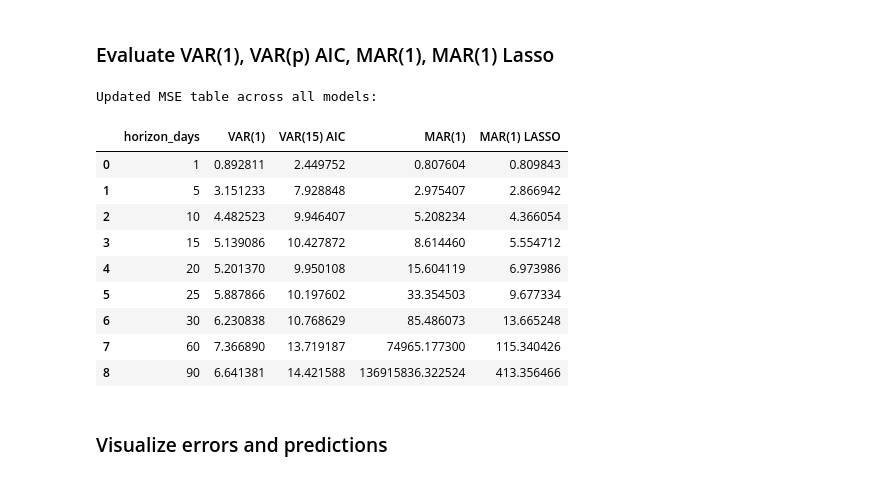
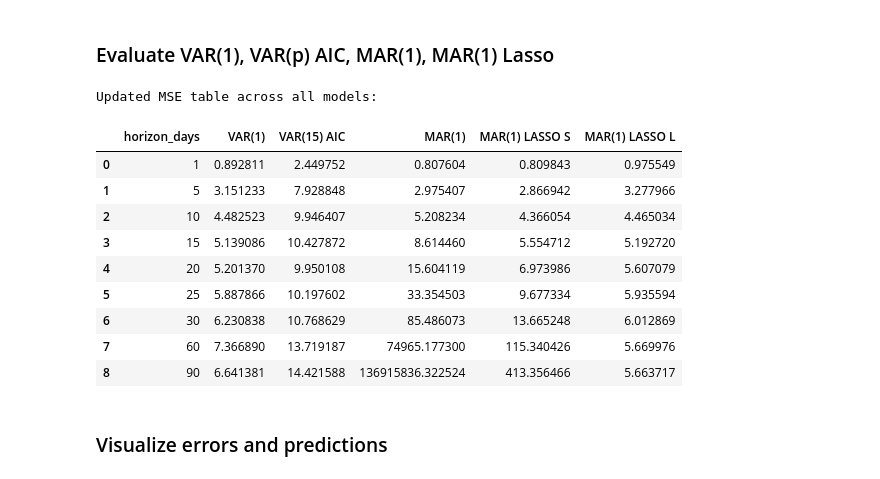
Before and after one commit to victornguyen1003/regularized-MAR-and-LSTM-in-forecasting-IVS, a Jupyter notebook: main.ipynb, the cells around one changed output. Drawn from its saved outputs; the diff is of its cells as text; code cells hidden in the pictures.

```diff
--- a/main.ipynb
+++ b/main.ipynb
@@ -464,24 +474,29 @@ optimal_p = varp_aic_res.k_ar
 mse_var1_results = {}
 mse_varp_results = {}
 mse_mar_ils_results = {}
-mse_mar_lasso_results = {}
+mse_mar_lasso_1_results = {} # For Model 1
+mse_mar_lasso_2_results = {} # For Model 2
 
 # List to collect prediction data for plotting
 plot_rows = []
 
 for h in horizons:
-    # Precompute MAR(1) matrix powers for the h-step forecast: A^h and B^h
+    # Precompute MAR(1) matrix powers for the h-step forecast
     A_ils_h = np.linalg.matrix_power(A_ils, h)
     B_ils_h = np.linalg.matrix_power(B_ils, h)
 
-    A_lasso_h = np.linalg.matrix_power(A_lasso, h)
-    B_lasso_h = np.linalg.matrix_power(B_lasso, h)
+    A_lasso_1_h = np.linalg.matrix_power(A_lasso_1, h)
+    B_lasso_1_h = np.linalg.matrix_power(B_lasso_1, h)
+
+    A_lasso_2_h = np.linalg.matrix_power(A_lasso_2, h)
+    B_lasso_2_h = np.linalg.matrix_power(B_lasso_2, h)
 
     # Lists to store errors for this horizon
     sq_err_var1 = []
     sq_err_varp = []
     sq_err_ils = []
-    sq_err_lasso = []
+    sq_err_lasso_1 = []
+    sq_err_lasso_2 = []
 
     end_i = n_obs - h + 1
 
@@ -505,58 +520,66 @@ for h in horizons:
         X_origin = X_seq_all[i - 1]
         X_pred_ils = A_ils_h @ X_origin @ B_ils_h.T
 
-        # 5. MAR-LASSO Forecast (utilizing mean-centering adjustment)
+        # 5. MAR-LASSO Forecasts (utilizing mean-centering adjustment)
         X_origin_mc = X_origin - X_mean
-        X_pred_lasso_mc = A_lasso_h @ X_origin_mc @ B_lasso_h.T
-        X_pred_lasso = X_pred_lasso_mc + X_mean
+
+        X_pred_lasso_1_mc = A_lasso_1_h @ X_origin_mc @ B_lasso_1_h.T
+        X_pred_lasso_1 = X_pred_lasso_1_mc + X_mean
+
+        X_pred_lasso_2_mc = A_lasso_2_h @ X_origin_mc @ B_lasso_2_h.T
+        X_pred_lasso_2 = X_pred_lasso_2_mc + X_mean
 
         # Flatten matrix differences to calculate MSE uniformly over all m*n elements
         sq_err_ils.append((X_target - X_pred_ils).flatten() ** 2)
-        sq_err_lasso.append((X_target - X_pred_lasso).flatten() ** 2)
+        sq_err_lasso_1.append((X_target - X_pred_lasso_1).flatten() ** 2)
+        sq_err_lasso_2.append((X_target - X_pred_lasso_2).flatten() ** 2)
 
         # Append predictions for plotting
         plot_rows.append({
             "horizon_days": h,
             "date": date_val,
             "actual_mean_iv": actual_h.mean(),
             "var1_mean_iv": pred_var1.mean(),
             "varp_mean_iv": pred_varp.mean(),
             "mar_ils_mean_iv": X_pred_ils.mean(),
-            "mar_lasso_mean_iv": X_pred_lasso.mean(),
+            "mar_lasso_1_mean_iv": X_pred_lasso_1.mean(),
+            "mar_lasso_2_mean_iv": X_pred_lasso_2.mean(),
         })
 
     # Calculate mean squared error for this horizon (h) across all time steps
     mse_var1_results[h] = np.vstack(sq_err_var1).mean()
     mse_varp_results[h] = np.vstack(sq_err_varp).mean()
     mse_mar_ils_results[h] = np.vstack(sq_err_ils).mean()
-    mse_mar_lasso_results[h] = np.vstack(sq_err_lasso).mean()
+    mse_mar_lasso_1_results[h] = np.vstack(sq_err_lasso_1).mean()
+    mse_mar_lasso_2_results[h] = np.vstack(sq_err_lasso_2).mean()
 
 # Compile everything into a single, clean DataFrame
 mse_df = pd.DataFrame({
     "horizon_days": horizons,
     "VAR(1)": list(mse_var1_results.values()),
     f"VAR({optimal_p}) AIC": list(mse_varp_results.values()),
     "MAR(1)": list(mse_mar_ils_results.values()),
-    "MAR(1) LASSO": list(mse_mar_lasso_results.values()),
+    "MAR(1) LASSO S": list(mse_mar_lasso_1_results.values()),
+    "MAR(1) LASSO L": list(mse_mar_lasso_2_results.values()),
 })
 
 # Format pandas display to strictly use regular floats (no scientific 'e' notation)
 pd.options.display.float_format = '{:.6f}'.format
 
 print("Updated MSE table across all models:")
 display(mse_df)
 # %% [output]
 Updated MSE table across all models:
-|  | horizon_days | VAR(1) | VAR(15) AIC | MAR(1) | MAR(1) LASSO |
-| 0 | 1 | 0.892811 | 2.449752 | 0.807604 | 0.809843 |
-| 1 | 5 | 3.151233 | 7.928848 | 2.975407 | 2.866942 |
-| 2 | 10 | 4.482523 | 9.946407 | 5.208234 | 4.366054 |
-| 3 | 15 | 5.139086 | 10.427872 | 8.614460 | 5.554712 |
-| 4 | 20 | 5.201370 | 9.950108 | 15.604119 | 6.973986 |
-| 5 | 25 | 5.887866 | 10.197602 | 33.354503 | 9.677334 |
-| 6 | 30 | 6.230838 | 10.768629 | 85.486073 | 13.665248 |
-| 7 | 60 | 7.366890 | 13.719187 | 74965.177300 | 115.340426 |
-| 8 | 90 | 6.641381 | 14.421588 | 136915836.322524 | 413.356466 |
+|  | horizon_days | VAR(1) | VAR(15) AIC | MAR(1) | MAR(1) LASSO S | MAR(1) LASSO L |
+| 0 | 1 | 0.892811 | 2.449752 | 0.807604 | 0.809843 | 0.975549 |
+| 1 | 5 | 3.151233 | 7.928848 | 2.975407 | 2.866942 | 3.277966 |
+| 2 | 10 | 4.482523 | 9.946407 | 5.208234 | 4.366054 | 4.465034 |
+| 3 | 15 | 5.139086 | 10.427872 | 8.614460 | 5.554712 | 5.192720 |
+| 4 | 20 | 5.201370 | 9.950108 | 15.604119 | 6.973986 | 5.607079 |
+| 5 | 25 | 5.887866 | 10.197602 | 33.354503 | 9.677334 | 5.935594 |
+| 6 | 30 | 6.230838 | 10.768629 | 85.486073 | 13.665248 | 6.012869 |
+| 7 | 60 | 7.366890 | 13.719187 | 74965.177300 | 115.340426 | 5.669976 |
+| 8 | 90 | 6.641381 | 14.421588 | 136915836.322524 | 413.356466 | 5.663717 |
 # %% [markdown]
 ### Visualize errors and predictions
 # %%
```
Also changed, not shown: parts of 9 cells of this notebook, 18 other files.
